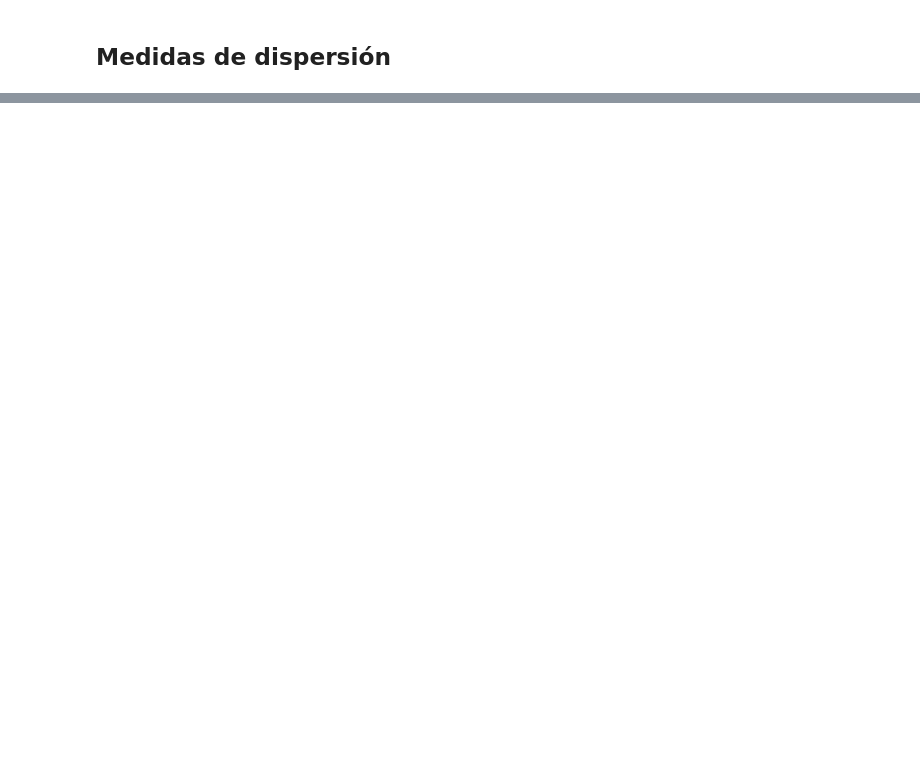
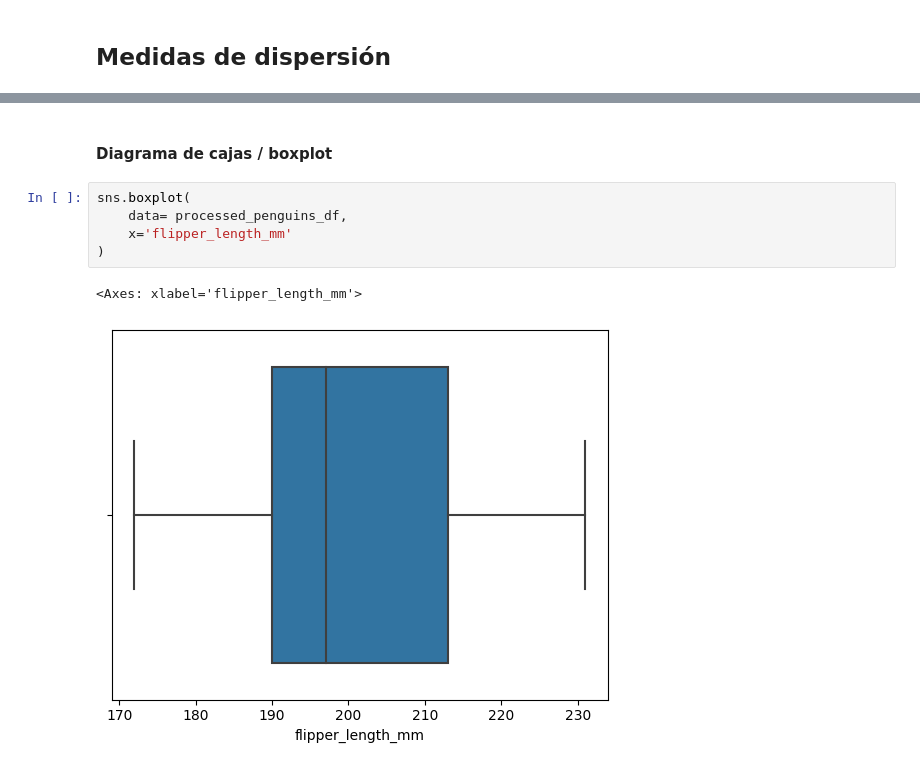
Before and after one commit to M-Alejo/analisis_exploratorio, a Jupyter notebook: conociendo_datos.ipynb, the cells around one changed output, grey strips where cells are left out. Saved outputs shown, nothing was run; the diff lists cells and outputs as text; blank space fills up the shorter version.

```diff
--- a/conociendo_datos.ipynb
+++ b/conociendo_datos.ipynb
@@ -326,0 +387,10 @@ Se usa para realizar conteos y diagramas de frecuencias para tener la informaci
+# %% [markdown]
+#### Diagrama de cajas / boxplot
+# %%
+sns.boxplot(
+    data= processed_penguins_df,
+    x='flipper_length_mm'
+)
+# %% [output]
+<Axes: xlabel='flipper_length_mm'>
+[figure, added]
```
Also changed, not shown: parts of 51 cells of this notebook.
